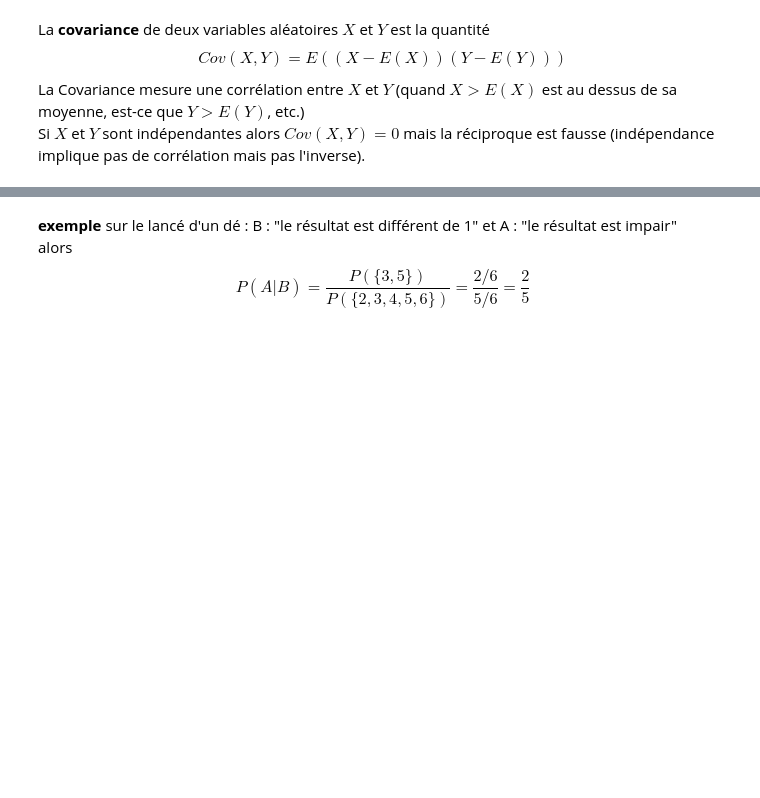
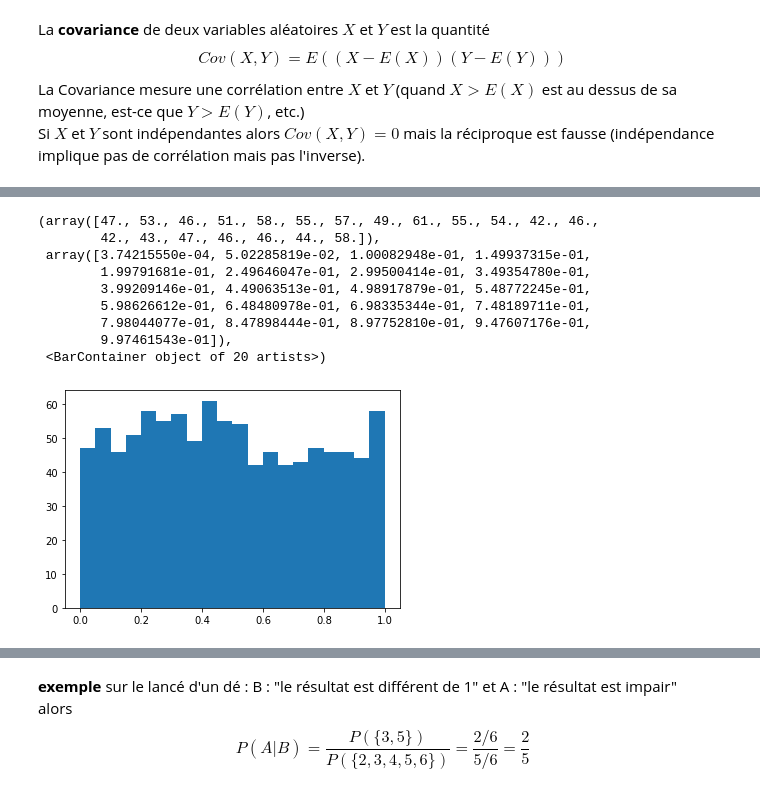
Before and after one commit to DrAlgo/apprentissage_m2_amis, a Jupyter notebook: jupyter/2_rappels_probabilités.ipynb, the cells around one changed output, grey strips where cells are left out. Cells and saved outputs as stored; diff of their text form; code cells hidden in the pictures; blank space fills up the shorter version.

```diff
--- a/jupyter/2_rappels_probabilités.ipynb
+++ b/jupyter/2_rappels_probabilités.ipynb
@@ -141,0 +193,5 @@ Si $X$ et $Y$ sont indépendantes alors $Cov(X,Y)=0$ mais la réciproque est fau
+# %%
+# loi uniforme sur [0,1]
+#tirage de 100 réels
+y = np.random.random_sample(1000)
+print(y[:50]) #les 50 premiers
@@ -141,0 +208,13 @@ Si $X$ et $Y$ sont indépendantes alors $Cov(X,Y)=0$ mais la réciproque est fau
+# %%
+plt.hist(y, bins=20)
+# %% [output]
+(array([47., 53., 46., 51., 58., 55., 57., 49., 61., 55., 54., 42., 46.,
+        42., 43., 47., 46., 46., 44., 58.]),
+ array([3.74215550e-04, 5.02285819e-02, 1.00082948e-01, 1.49937315e-01,
+        1.99791681e-01, 2.49646047e-01, 2.99500414e-01, 3.49354780e-01,
+        3.99209146e-01, 4.49063513e-01, 4.98917879e-01, 5.48772245e-01,
+        5.98626612e-01, 6.48480978e-01, 6.98335344e-01, 7.48189711e-01,
+        7.98044077e-01, 8.47898444e-01, 8.97752810e-01, 9.47607176e-01,
+        9.97461543e-01]),
+ <BarContainer object of 20 artists>)
+[figure, added]
```
Also changed, not shown: parts of 43 cells of this notebook, 3 other files.
